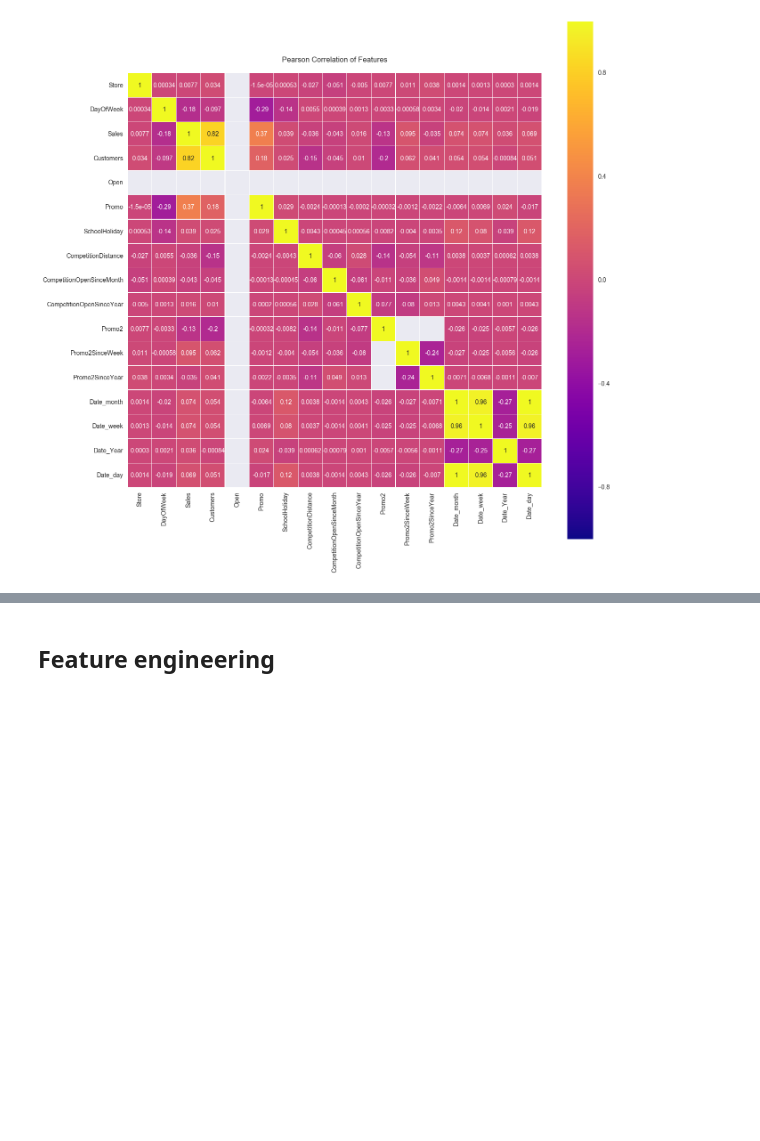
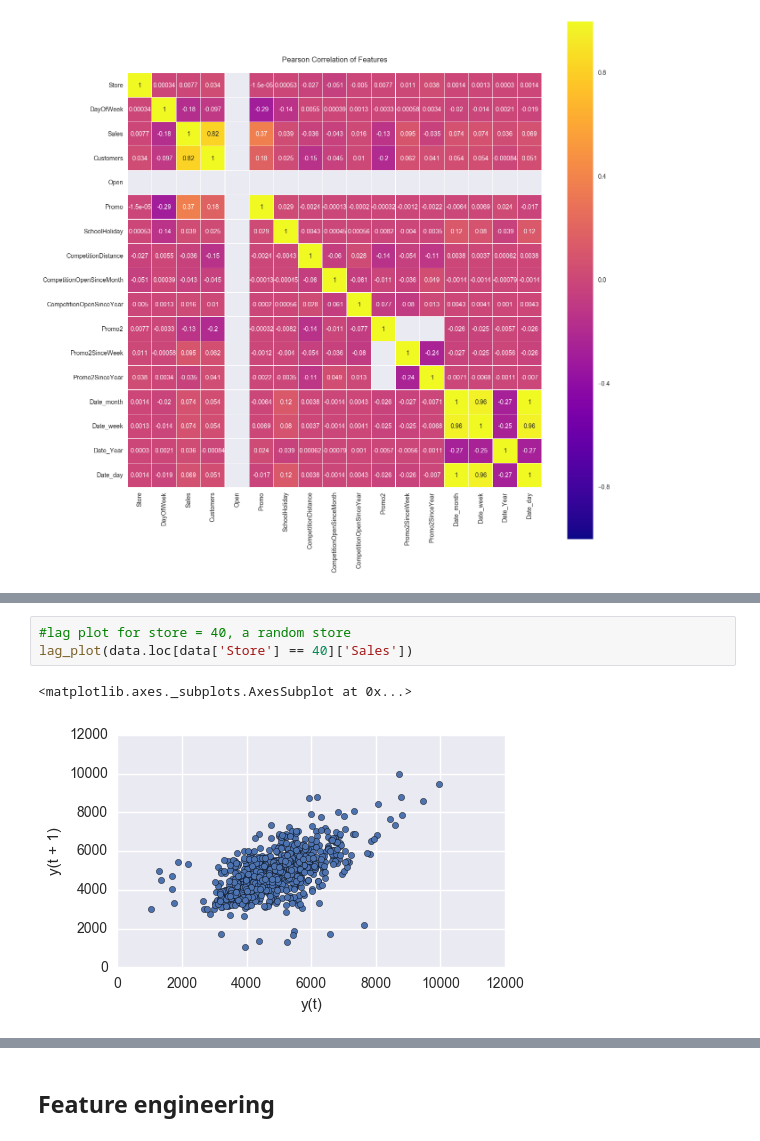
Before and after one commit to kalyan-allada/predict_sales, a Jupyter notebook: exploratory_analysis.ipynb, the cells around one changed output, grey strips where cells are left out. Drawn from its saved outputs; the diff is of its cells as text; blank space fills up the shorter version.

```diff
--- a/exploratory_analysis.ipynb
+++ b/exploratory_analysis.ipynb
@@ -302,0 +315,6 @@ sns.heatmap(data.corr(),linewidths=0.1,vmax=1.0, square=True, cmap=colormap, lin
+# %%
+#lag plot for store = 40, a random store
+lag_plot(data.loc[data['Store'] == 40]['Sales'])
+# %% [output]
+<matplotlib.axes._subplots.AxesSubplot at 0x...>
+[figure, added]
```
Also changed, not shown: parts of 8 cells of this notebook.
